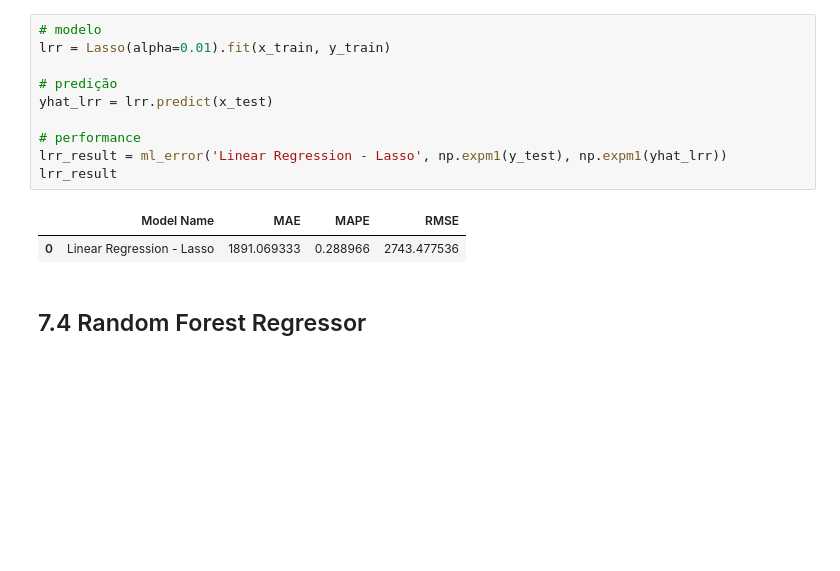
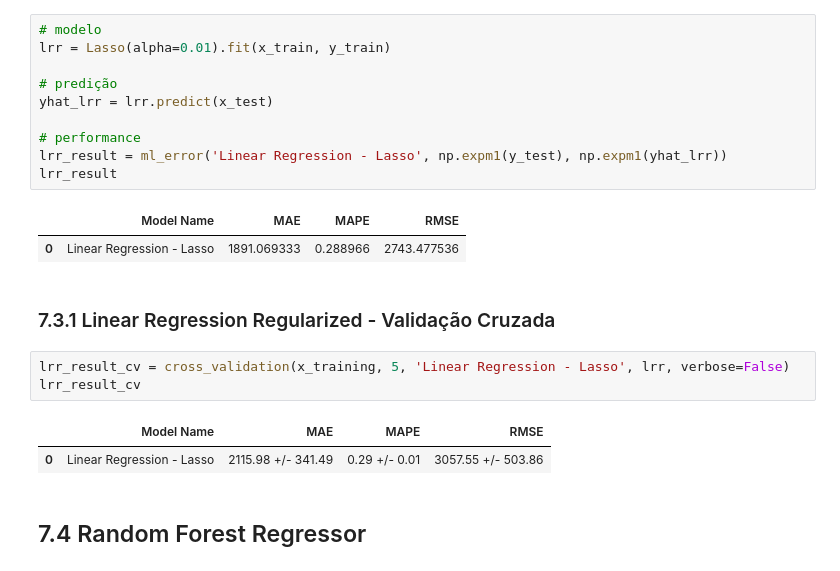
Before and after one commit to misaelpcastro/rossmann_previsao_vendas, a Jupyter notebook: Previsao_vendas_por_loja_v1.ipynb, the cells around one changed output. Drawn from its saved outputs; the diff is of its cells as text; blank space fills up the shorter version.

```diff
--- a/Previsao_vendas_por_loja_v1.ipynb
+++ b/Previsao_vendas_por_loja_v1.ipynb
@@ -883,6 +939,14 @@ lrr_result
 # %% [output]
 |  | Model Name | MAE | MAPE | RMSE |
 | 0 | Linear Regression - Lasso | 1891.069333 | 0.288966 | 2743.477536 |
+# %% [markdown]
+### 7.3.1 Linear Regression Regularized - Validação Cruzada
+# %%
+lrr_result_cv = cross_validation(x_training, 5, 'Linear Regression - Lasso', lrr, verbose=False)
+lrr_result_cv
+# %% [output]
+|  | Model Name | MAE | MAPE | RMSE |
+| 0 | Linear Regression - Lasso | 2115.98 +/- 341.49 | 0.29 +/- 0.01 | 3057.55 +/- 503.86 |
 # %% [markdown]
 ## 7.4 Random Forest Regressor
 # %%
```
Also changed, not shown: parts of 16 cells of this notebook.
